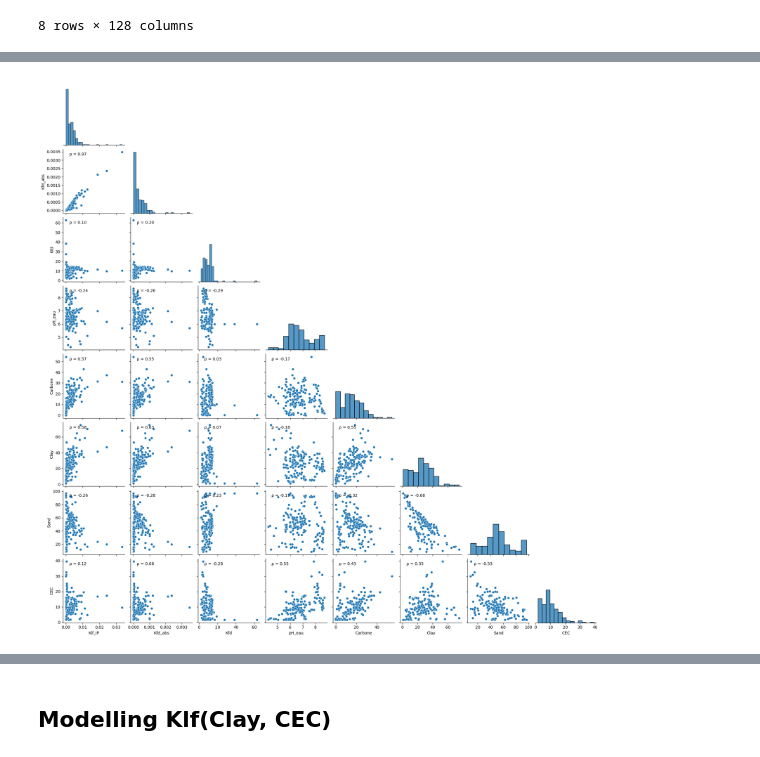
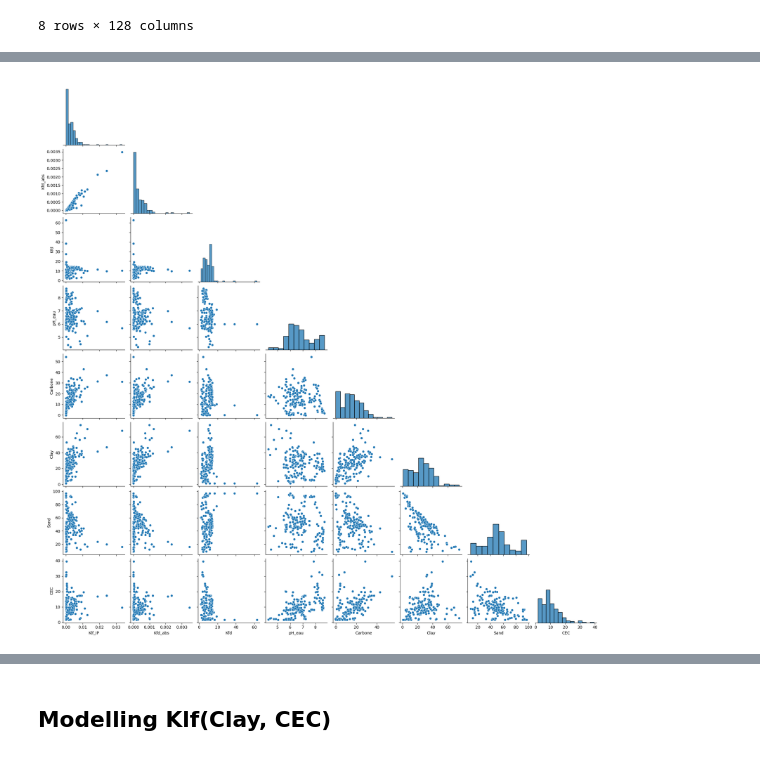
Before and after one commit to SENSE-UGent/kappa-CEC, a Jupyter notebook: cec_clay_susc.ipynb, the cells around one changed output, grey strips where cells are left out. Cells and saved outputs as stored; diff of their text form; code cells hidden in the pictures.

```diff
--- a/cec_clay_susc.ipynb
+++ b/cec_clay_susc.ipynb
@@ -22,8 +24,8 @@ from sklearn.preprocessing import PolynomialFeatures
 pd.set_option("display.max_rows", 100, "display.max_columns", 100)
 np.set_printoptions(precision=2)
 # %%
-#df = pd.read_excel('cec_clay_susc.xlsx')[:56]
-df = pd.read_excel('cec_clay_susc.xlsx')[:173]
+df = pd.read_excel('data/cec_clay_susc.xlsx')[:173] # all samples
+#df = df[:56]                                  # just non-tropical samples
 
 df.describe()
 # %% [output]
@@ -106,8 +81,6 @@ plt.show()
 # %%
 g = sns.pairplot(df.loc[:,['Klf_IP', 'Kfd_abs', 'Kfd', 'pH_eau', 'Carbone', 'Clay', 'Sand', 'CEC']],
                   diag_kws=dict(fill=True), corner=True)
-
-g.map_lower(func.corrfunc)
 plt.show()
 # %% [output]
-[figure, old version]
+[figure, new version]
```
Also changed, not shown: parts of 9 cells of this notebook, 21 other files.
